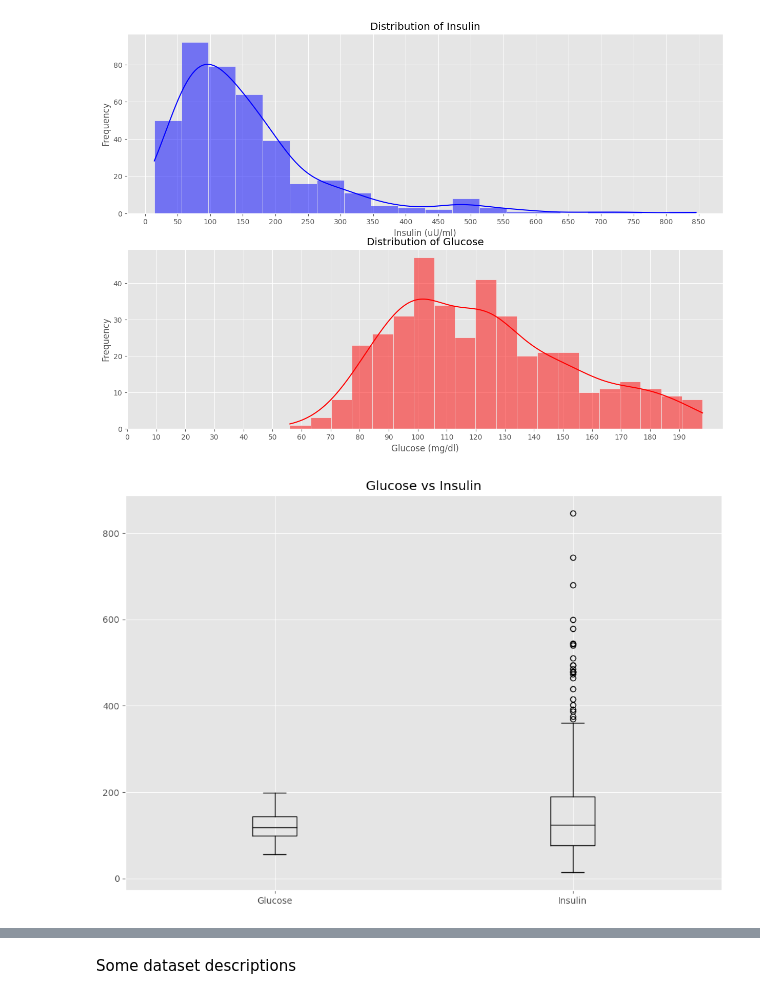
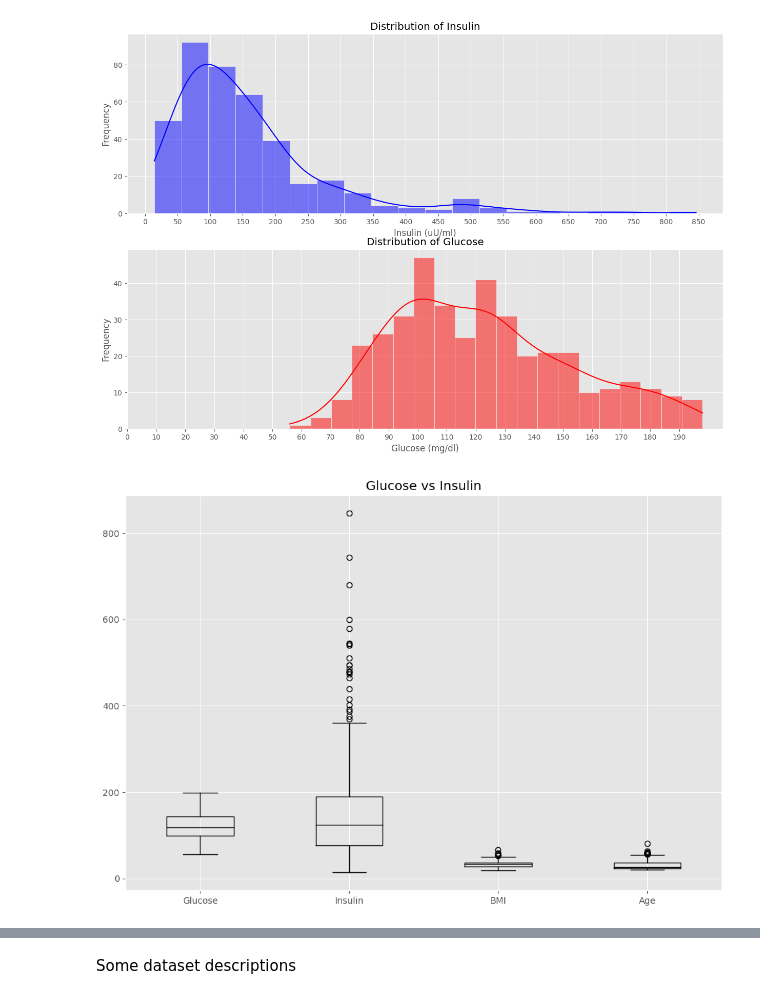
Before and after one commit to pablillo77/data_science_1, a Jupyter notebook: ProyectoDS_ParteI_Gimenez.ipynb, the cells around one changed output, grey strips where cells are left out. Drawn from its saved outputs; the diff is of its cells as text; code cells hidden in the pictures.

```diff
--- a/ProyectoDS_ParteI_Gimenez.ipynb
+++ b/ProyectoDS_ParteI_Gimenez.ipynb
@@ -198,12 +198,15 @@ Text(0, 0.5, 'BMI')
 # %% [markdown]
 ## De acuerdo al "Outcome" realizaré un recuento para un gráfico de barras utilizandolo como variable categórica:
 # %%
+df_nan["Pregnancies"]=df_nan["Pregnancies"].astype('category')
+df_nan.Outcome=df_nan.Outcome.astype('category')
+
 fig, ax = plt.subplots()
-
-outcomes = [1, 0]
 counts = [df_nan['Outcome'].value_counts()[1], df_nan["Outcome"].value_counts()[0]]
 bar_labels = ['red', 'blue']
 bar_colors = ['tab:red', 'tab:blue']
 ax.bar(["Diabeticos","No diabeticos"], counts, label=bar_labels, color=bar_colors)
 df_nan['Outcome'].value_counts()
+
+df_nan.dtypes
 # %% [output]
@@ -230,10 +247,10 @@ plt.show()
 # %% [output]
 [figure]
 # %%
-df_nan[['Glucose', 'Insulin']].plot(kind='box', color="k", title='Glucose vs Insulin', figsize=(12, 8))
+df_nan[['Glucose', 'Insulin', "BMI", "Age"]].plot(kind='box', color="k", title='Glucose vs Insulin', figsize=(12, 8))
 plt.gca().spines[['top', 'right',]].set_visible(True)
 # %% [output]
-[figure, old version]
+[figure, new version]
 # %%
 # prompt: Show values where "DiabetesPedigreeFunction" is > 1
 
```
Also changed, not shown: parts of 2 cells of this notebook.
